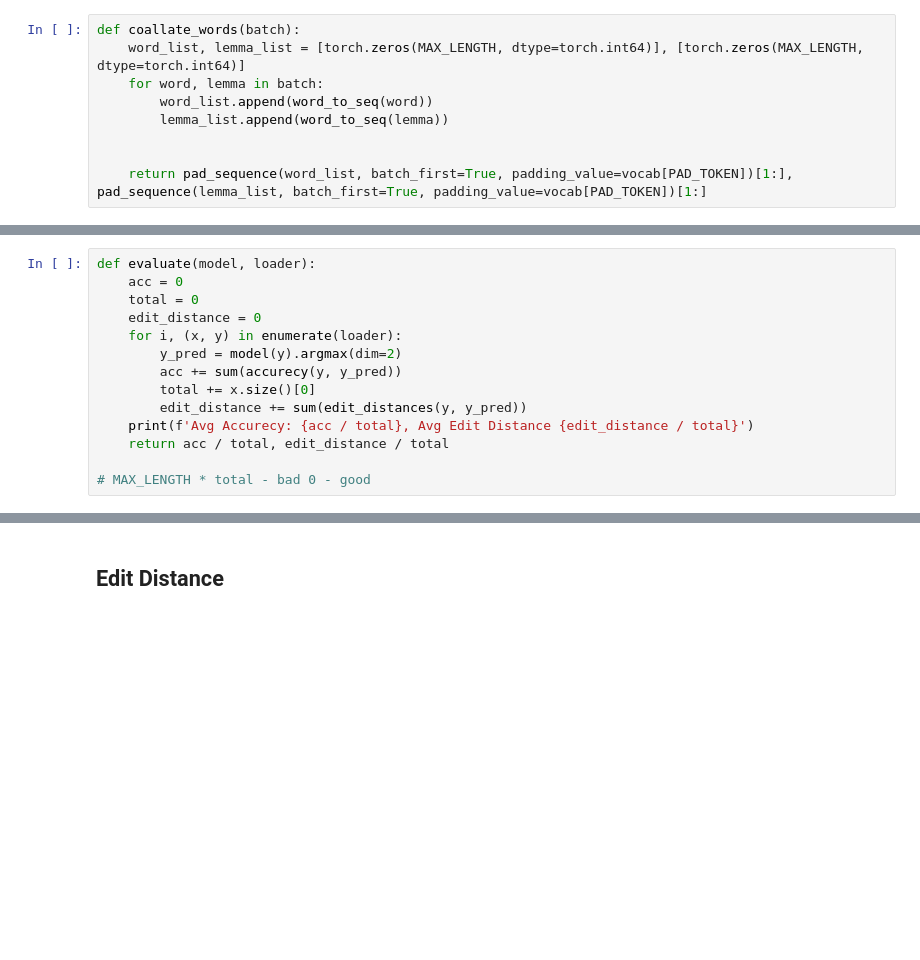
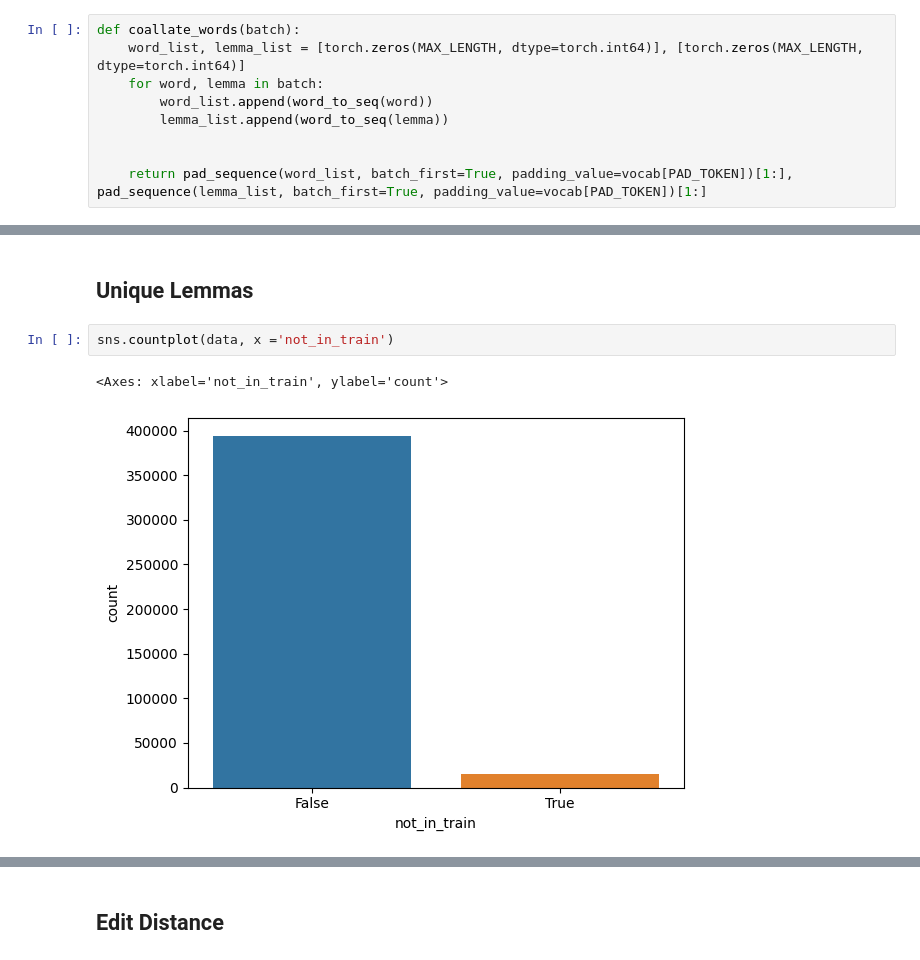
Before and after one commit to Nargizi/GNC_Exlporation, a Jupyter notebook: Lemmatization/Evaluation.ipynb, the cells around one changed output, grey strips where cells are left out. Saved outputs shown, nothing was run; the diff lists cells and outputs as text; blank space fills up the shorter version.

```diff
--- a/Lemmatization/Evaluation.ipynb
+++ b/Lemmatization/Evaluation.ipynb
@@ -105,14 +123,0 @@ def accurecy(target: torch.Tensor, pred: torch.Tensor):
-# %%
-def evaluate(model, loader):
-    acc = 0
-    total = 0
-    edit_distance = 0
-    for i, (x, y) in enumerate(loader):
-        y_pred = model(y).argmax(dim=2)
-        acc += sum(accurecy(y, y_pred))
-        total += x.size()[0]
-        edit_distance += sum(edit_distances(y, y_pred))
-    print(f'Avg Accurecy: {acc / total}, Avg Edit Distance {edit_distance / total}')
-    return acc / total, edit_distance / total
-
-# MAX_LENGTH * total - bad 0 - good
@@ -153,0 +311,7 @@ def evaluate_category(cat_data):
+# %% [markdown]
+## Unique Lemmas
+# %%
+sns.countplot(data, x ='not_in_train')
+# %% [output]
+<Axes: xlabel='not_in_train', ylabel='count'>
+[figure, added]
```
Also changed, not shown: parts of 61 cells of this notebook, 22 other files.
